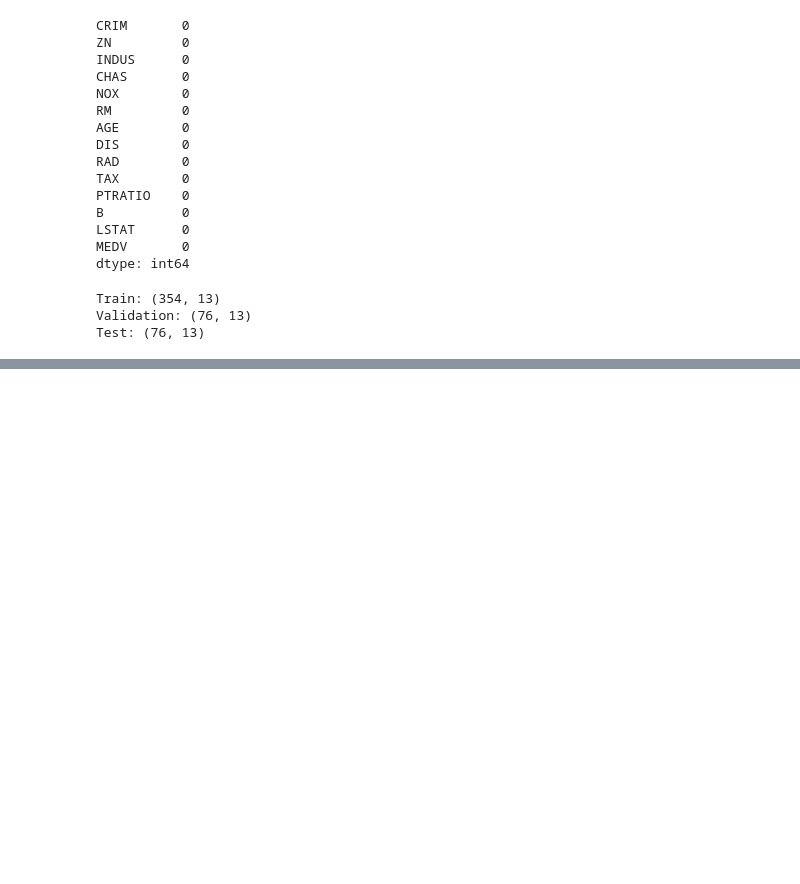
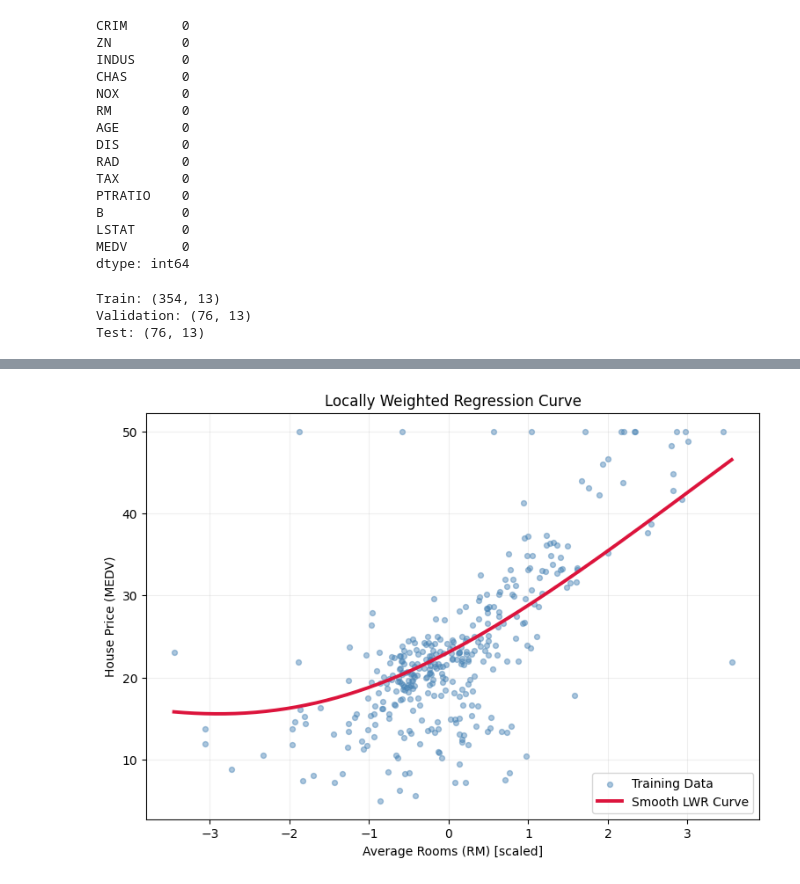
Before and after one commit to Madhanalekha/MachineLearningLab, a Jupyter notebook: 11-LWR/lwr.ipynb, the cells around one changed output, grey strips where cells are left out. Cells and saved outputs as stored; diff of their text form; code cells hidden in the pictures; blank space fills up the shorter version.

Commit message:
Update lab notebooks and Bayesian network module

```diff
--- a/11-LWR/lwr.ipynb
+++ b/11-LWR/lwr.ipynb
@@ -105,12 +103,15 @@ def gaussian_kernel(x, xi, tau):
     diff = x - xi
     return np.exp(-(np.dot(diff, diff)) / (2 * tau**2))
 # %%
-def locally_weighted_regression(X_train, y_train, X_query, tau=0.5):
+def locally_weighted_regression(X_train, y_train, X_query, tau=0.5, reg_lambda=1e-2):
 
     m = X_train.shape[0]
-    X_train_aug = np.hstack((np.ones((m,1)), X_train))
+    n = X_train.shape[1]
+    X_train_aug = np.hstack((np.ones((m, 1)), X_train))
 
     predictions = []
+    I = np.eye(n + 1)
+    I[0, 0] = 0  # Do not regularize intercept
 
     for x in X_query:
 
@@ -121,7 +122,7 @@ def locally_weighted_regression(X_train, y_train, X_query, tau=0.5):
         W = np.diag(weights.flatten())
 
         theta = np.linalg.pinv(
-            X_train_aug.T @ W @ X_train_aug
+            X_train_aug.T @ W @ X_train_aug + reg_lambda * I
         ) @ X_train_aug.T @ W @ y_train
 
         x_aug = np.concatenate(([1], x))
@@ -191,0 +193,75 @@ plt.show()
+# %%
+import matplotlib.pyplot as plt
+
+# Make this cell safe to run independently by resolving required variables from notebook state
+required_vars = ["X_train", "y_train", "scaler", "tau", "reg_lambda", "locally_weighted_regression"]
+missing = [name for name in required_vars if name not in globals()]
+if missing:
+    raise RuntimeError(
+        "Run all previous training/evaluation cells first. Missing: " + ", ".join(missing)
+    )
+
+X_train_local = globals()["X_train"]
+y_train_local = globals()["y_train"]
+scaler_local = globals()["scaler"]
+tau_local = globals()["tau"]
+reg_lambda_local = globals()["reg_lambda"]
+
+plt.figure(figsize=(9, 6))
+plt.scatter(X_train_local[:, 5], y_train_local, color="steelblue", alpha=0.45, s=18, label="Training Data")
+
+# Build a smooth 1D curve: vary only RM on a dense grid, keep other features at training medians
+x_template = np.median(X_train_local, axis=0)
+rm_min, rm_max = X_train_local[:, 5].min(), X_train_local[:, 5].max()
+rm_grid = np.linspace(rm_min, rm_max, 220)
+X_curve = np.tile(x_template, (len(rm_grid), 1))
+X_curve[:, 5] = rm_grid
+
+# Use larger tau and stronger regularization to get a smoother, less wiggly fit
+smooth_tau = max(float(tau_local), 1.8)
+smooth_lambda = max(float(reg_lambda_local), 0.1)
+y_curve = locally_weighted_regression(
+    X_train_local, y_train_local, X_curve, tau=smooth_tau, reg_lambda=smooth_lambda
+)
+
+plt.plot(rm_grid, y_curve, color="crimson", linewidth=2.8, label="Smooth LWR Curve")
+plt.xlabel("Average Rooms (RM) [scaled]")
+plt.ylabel("House Price (MEDV)")
+plt.title("Locally Weighted Regression Curve")
+plt.legend()
+plt.grid(alpha=0.2)
+plt.show()
+
+# Predict for a new house using raw (unscaled) feature values
+raw_input = {
+    "CRIM": 0.00632,
+    "ZN": 18.0,
+    "INDUS": 2.31,
+    "CHAS": 0,
+    "NOX": 0.538,
+    "RM": 6.575,
+    "AGE": 65.2,
+    "DIS": 4.09,
+    "RAD": 1,
+    "TAX": 296.0,
+    "PTRATIO": 15.3,
+    "B": 396.9,
+    "LSTAT": 4.98,
+}
+
+feature_order = [
+    "CRIM", "ZN", "INDUS", "CHAS", "NOX", "RM", "AGE",
+    "DIS", "RAD", "TAX", "PTRATIO", "B", "LSTAT"
+]
+
+raw_array = np.array([[raw_input[f] for f in feature_order]])
+scaled_input = scaler_local.transform(raw_array)
+
+predicted_price = locally_weighted_regression(
+    X_train_local, y_train_local, scaled_input, tau=tau_local, reg_lambda=reg_lambda_local
+)[0]
+
+print("Raw input features:", raw_input)
+print(f"\nPredicted House Price (MEDV): ${predicted_price:.2f}k")
+# %% [output]
+[figure, added]
```
Also changed, not shown: parts of 6 cells of this notebook, 6 other files.
